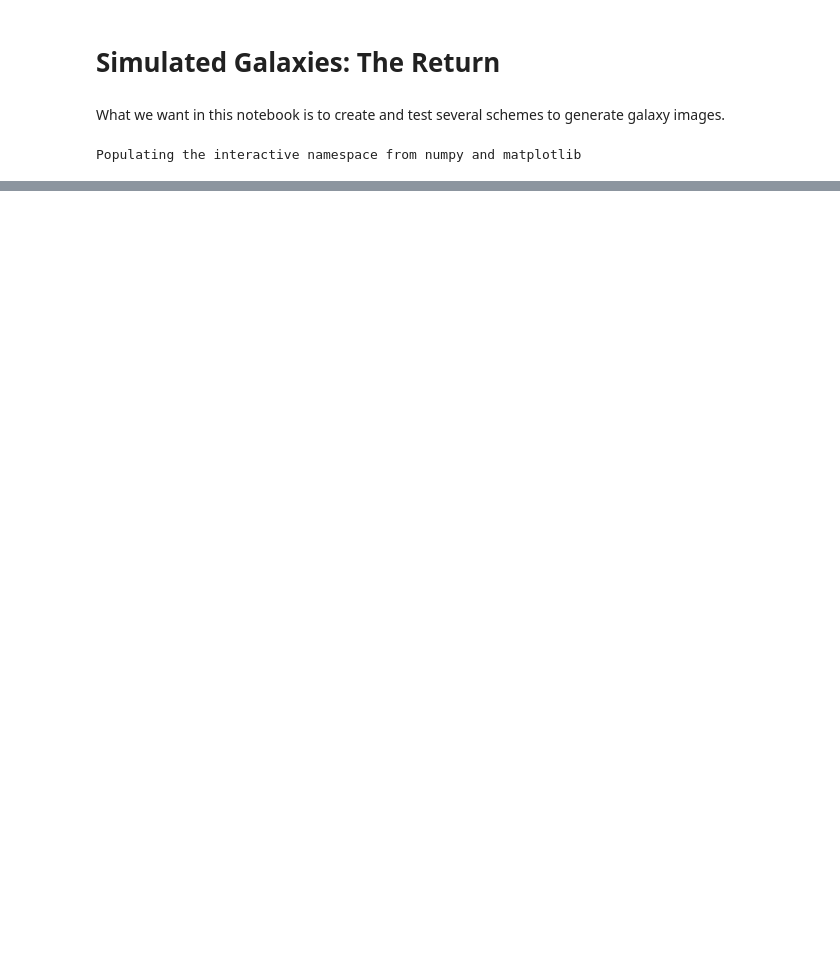
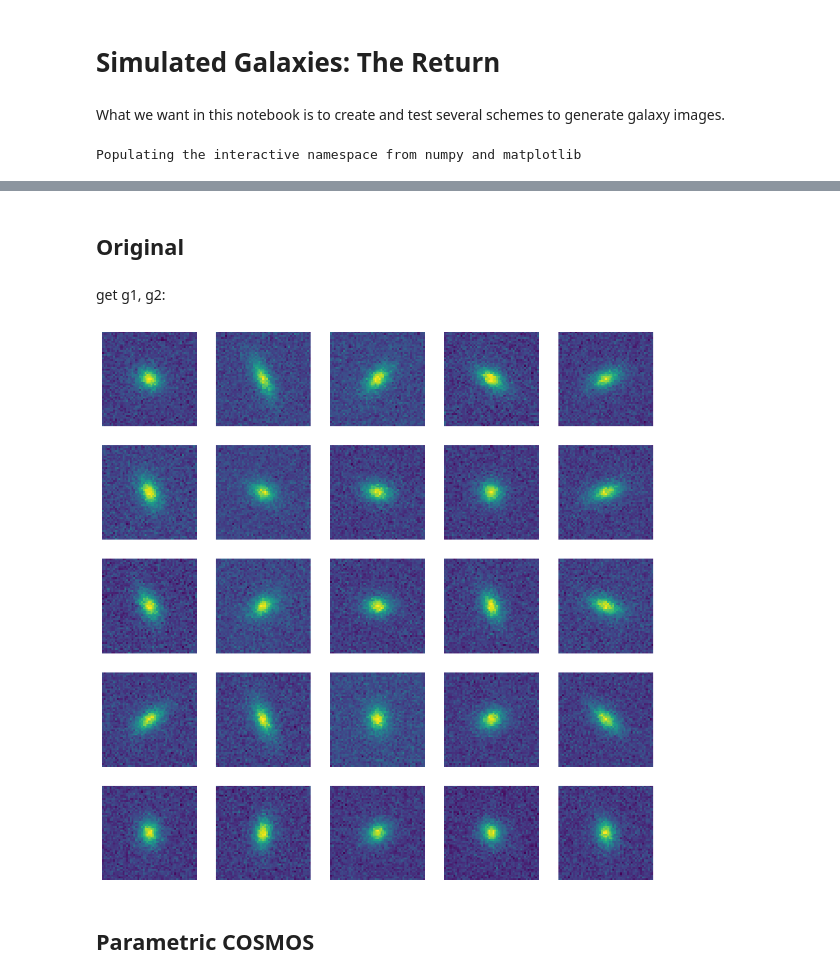
Before and after one commit to CosmoStat/autometacal, a Jupyter notebook: notebooks/Datasets.ipynb, the cells around one changed output, grey strips where cells are left out. Cells and saved outputs as stored; diff of their text form; code cells hidden in the pictures; blank space fills up the shorter version.

```diff
--- a/notebooks/Datasets.ipynb
+++ b/notebooks/Datasets.ipynb
@@ -241,0 +17,2 @@ savefig('simple.png',bbox_inches='tight')
+# %% [markdown]
+## Original
@@ -241,0 +54,22 @@ savefig('simple.png',bbox_inches='tight')
+# %% [markdown]
+get g1, g2:
+# %%
+gmax =.7 #max
+gloc = 0 # mean
+gsca = .3 #scatter
+a, b = (-gmax - gloc) / gsca, (gmax - gloc) / gsca
+
+g1=truncnorm.rvs(a, b, loc=gloc, scale=gsca,size=25)
+g2=truncnorm.rvs(a, b, loc=gloc, scale=gsca,size=25)
+# %%
+gal_images, _ = make_data(Ngals=25,scale=0.187,gal_g1=g1,gal_g2=g2)
+style.use('default')
+figure(figsize=(12,12))
+for i in range(25):
+  subplot(5,5,i+1)
+  imshow(gal_images[i])
+  axis('off')
+# %% [output]
+[figure, added]
+# %% [markdown]
+## Parametric COSMOS
```
Also changed, not shown: parts of 32 cells of this notebook, 1 other file.
